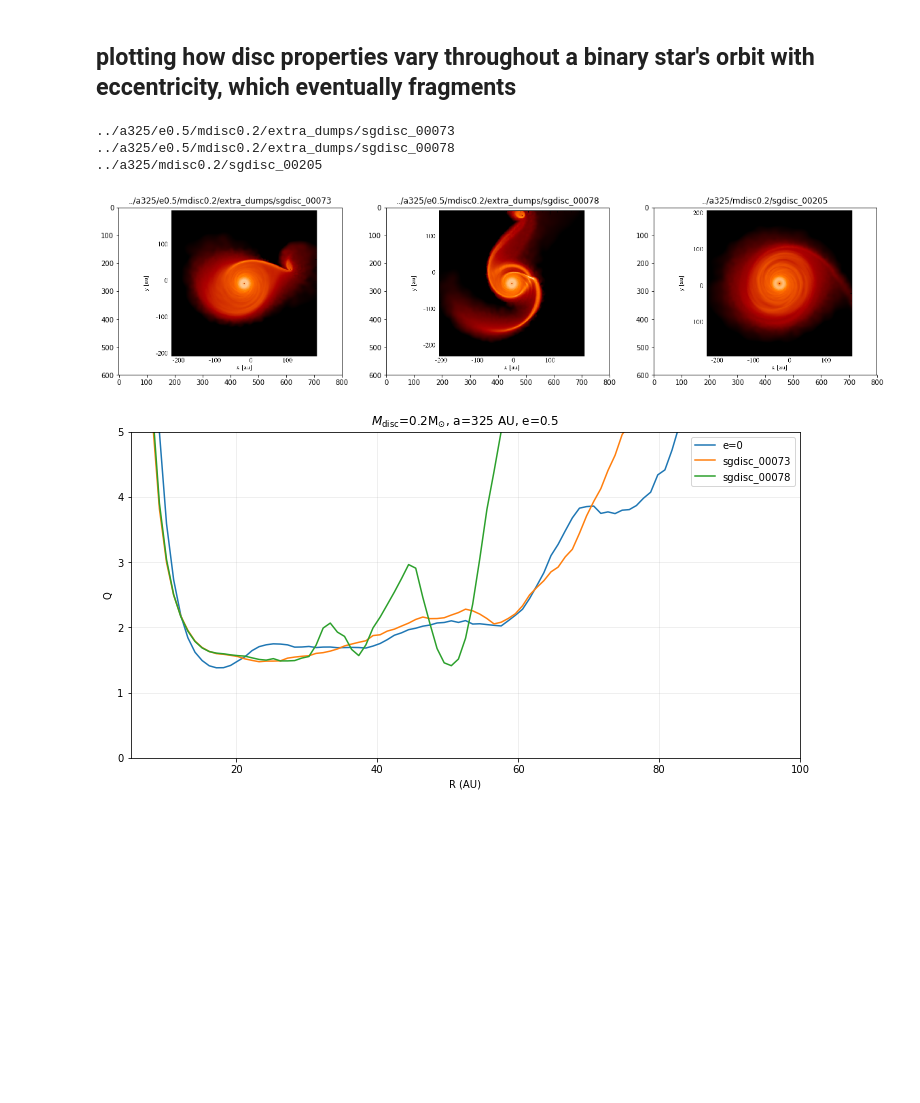
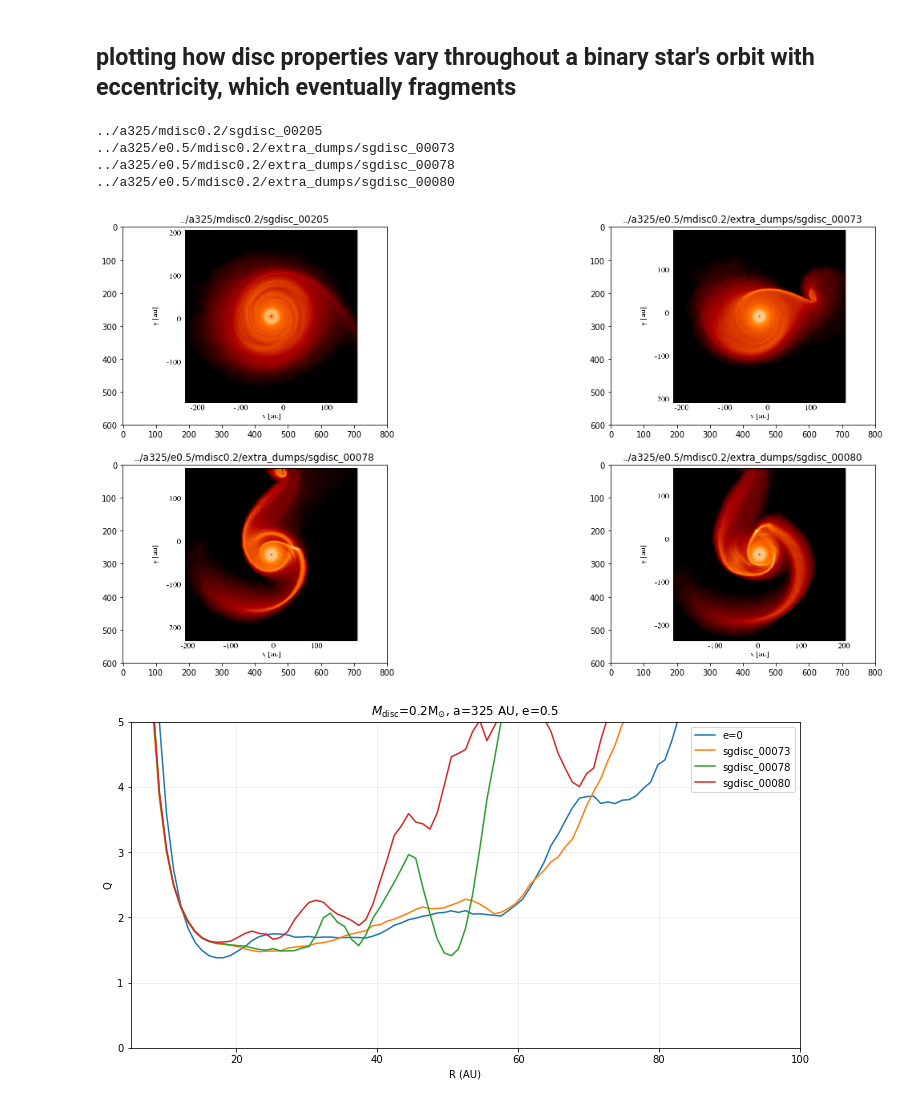
Before and after one commit to JC4DM4N/binarydiscs, a Jupyter notebook: notebooks/generate_1D_plots.ipynb, the cells around one changed output. Cells and saved outputs as stored; diff of their text form; code cells hidden in the pictures; blank space fills up the shorter version.

```diff
--- a/notebooks/generate_1D_plots.ipynb
+++ b/notebooks/generate_1D_plots.ipynb
@@ -118,23 +121,16 @@ dumps = [
 ]
 
 pyphantom_dicts = {}
-thermodynamics_dicts = {}
 splash_plots = {}
 for dump in dumps:
     fid = phantom.folder_id(dump)
     # read dump
     disc = phantom.read_dump_file(dump)
+
     # get azimuthally averaged disc properties from pyphantom disc instance
     out = phantom.get_az_averaged_properties(disc)
     pyphantom_dicts[dump] = out
-    # get azimuthally averaged u, du/dt, tcool etc. which aren't available in pyphantom
-    plot_id = 'u_and_udot_' + fid + '.dat'
-    outfile = os.path.join(out_dir,plot_id)
-    if not os.path.exists(outfile):
-        phantom.generate_u_udot_file(dump,outfile)
-    u_and_udot_raw_data = phantom.read_u_udot_file(outfile)
-    u_and_udot = phantom.get_az_averaged_u_udot(u_and_udot_raw_data)
-    thermodynamics_dicts[dump] = u_and_udot
+
     # also load and cache splash disc plot.
     dir_id = phantom.folder_id(os.path.dirname(dump))
     fname = dir_id + '_' + dump.split('/')[-1]
@@ -249,67 +245,72 @@ plots_stuff['ylimits'] = {
         'utherm' : [0,5e9],
         'u' : [0,5e9],
         'udot' : [-2e-6,2e-6],
-        'tcool' : [-1e-7,2.5e-7]
+        'tcool' : [0,2.5e11],
+        'beta' : [0,50]
     }
 # %%
 # plot the results
-legend = ['e=0', 'sgdisc_00073', 'sgdisc_00078']
+legend = ['e=0', 'sgdisc_00073', 'sgdisc_00078', 'sgdisc_00080']
 
 plot_dumps = [
     '../a325/mdisc0.2/sgdisc_00205',
     '../a325/e0.5/mdisc0.2/extra_dumps/sgdisc_00073',
-    '../a325/e0.5/mdisc0.2/extra_dumps/sgdisc_00078'
+    '../a325/e0.5/mdisc0.2/extra_dumps/sgdisc_00078',
+    '../a325/e0.5/mdisc0.2/extra_dumps/sgdisc_00080'
 ]
 
-splash_plots_to_plot = {dump:splash_plots[dump] for dump in plot_dumps}
-
 # plot the results
-fig,ax = plt.subplots(1,3,figsize=(20,10))
+fig,ax = plt.subplots(2,2,figsize=(20,10))
 i=0
 j=0
-for fname, image in sorted(splash_plots_to_plot.items()):
-    print(fname)
-    ax[i].imshow(image)
-    ax[i].set_title(fname)
+for dump in plot_dumps:
+    print(dump)
+    im = splash_plots[dump]
+    ax[j,i].imshow(im)
+    ax[j,i].set_title(dump)
     i+=1
-    if i==3:
+    if i==2:
         i=0
         j+=1
 plt.show()
 
 pyphantom_dicts_to_plot = [pyphantom_dicts[dump] for dump in plot_dumps]
-thermodynamics_dicts_to_plot = [thermodynamics_dicts[dump] for dump in plot_dumps]
 
 fig = plot_multidumps(pyphantom_dicts_to_plot,plots_stuff,'toomre',legend)
 plt.title(r'$M_{\rm disc}$=0.2M$_{\odot}$, a=325 AU, e=0.5')
 plt.show()
 
 fig = plot_multidumps(pyphantom_dicts_to_plot,plots_stuff,'sigma',legend)
 plt.title(r'$M_{\rm disc}$=0.2M$_{\odot}$, a=325 AU, e=0.5')
 plt.show()
 
 fig = plot_multidumps(pyphantom_dicts_to_plot,plots_stuff,'temp',legend)
 plt.title(r'$M_{\rm disc}$=0.2M$_{\odot}$, a=325 AU, e=0.5')
 plt.show()
 
-fig = plot_multidumps(thermodynamics_dicts_to_plot,plots_stuff,'udot',legend)
+fig = plot_multidumps(pyphantom_dicts_to_plot,plots_stuff,'tcool',legend)
+plt.title(r'$M_{\rm disc}$=0.2M$_{\odot}$, a=325 AU, e=0.5')
+plt.show()
+
+fig = plot_multidumps(pyphantom_dicts_to_plot,plots_stuff,'beta',legend)
 plt.title(r'$M_{\rm disc}$=0.2M$_{\odot}$, a=325 AU, e=0.5')
 plt.show()
 
 fig = plot_multidumps(pyphantom_dicts_to_plot,plots_stuff,'utherm',legend)
 plt.title(r'$M_{\rm disc}$=0.2M$_{\odot}$, a=325 AU, e=0.5')
 plt.show()
 
 fig = plot_multidumps(pyphantom_dicts_to_plot,plots_stuff,'cs',legend)
 plt.title(r'$M_{\rm disc}$=0.2M$_{\odot}$, a=325 AU, e=0.5')
 plt.show()
 
 fig = plot_multidumps(pyphantom_dicts_to_plot,plots_stuff,'omega',legend)
 plt.title(r'$M_{\rm disc}$=0.2M$_{\odot}$, a=325 AU, e=0.5')
 plt.show()
 # %% [output]
+../a325/mdisc0.2/sgdisc_00205
 ../a325/e0.5/mdisc0.2/extra_dumps/sgdisc_00073
 ../a325/e0.5/mdisc0.2/extra_dumps/sgdisc_00078
-../a325/mdisc0.2/sgdisc_00205
+../a325/e0.5/mdisc0.2/extra_dumps/sgdisc_00080
-[figure, old version]
+[figure, new version]
-[figure, old version]
+[figure, new version]
```
Also changed, not shown: parts of 6 cells of this notebook.
